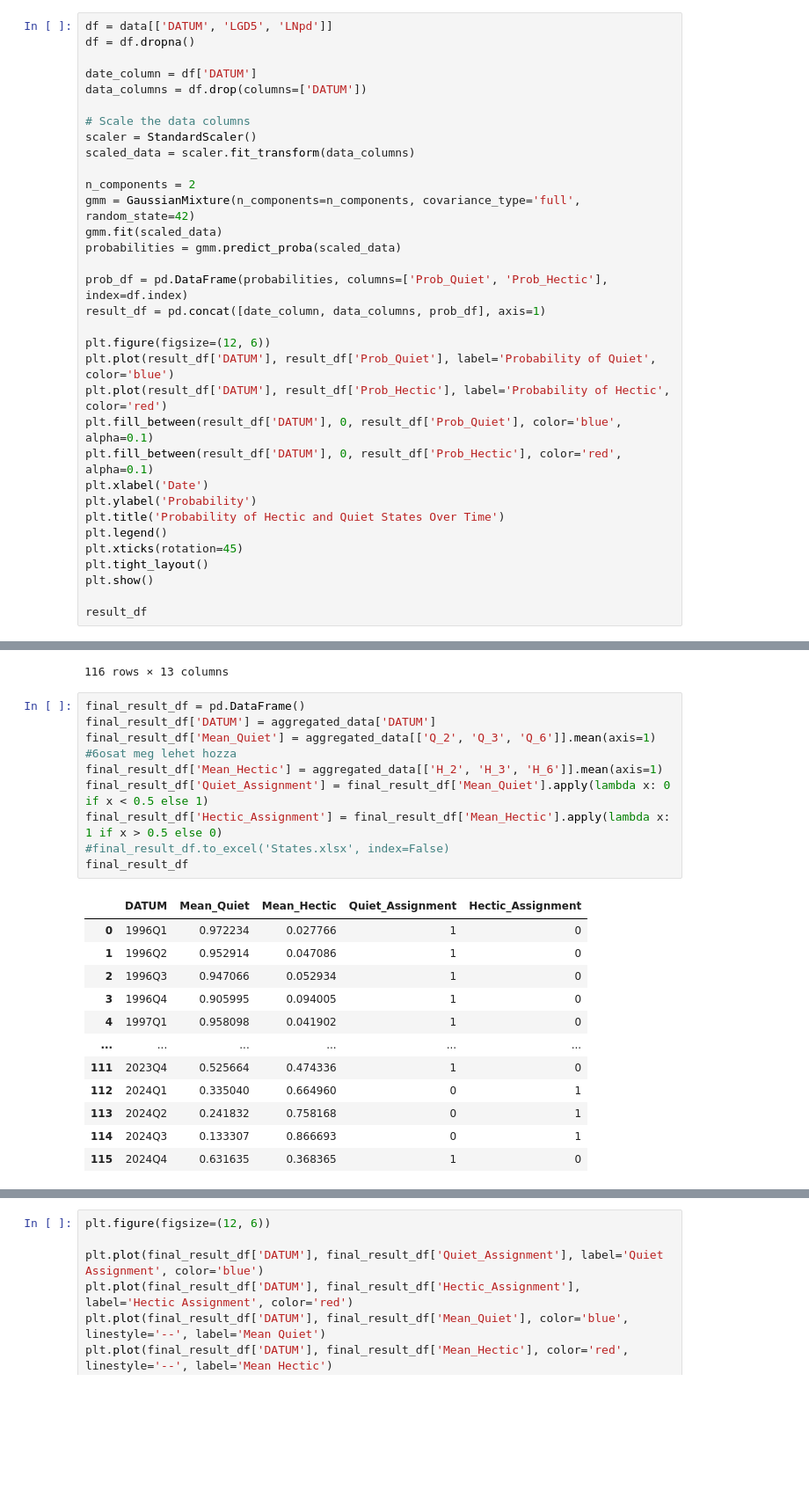
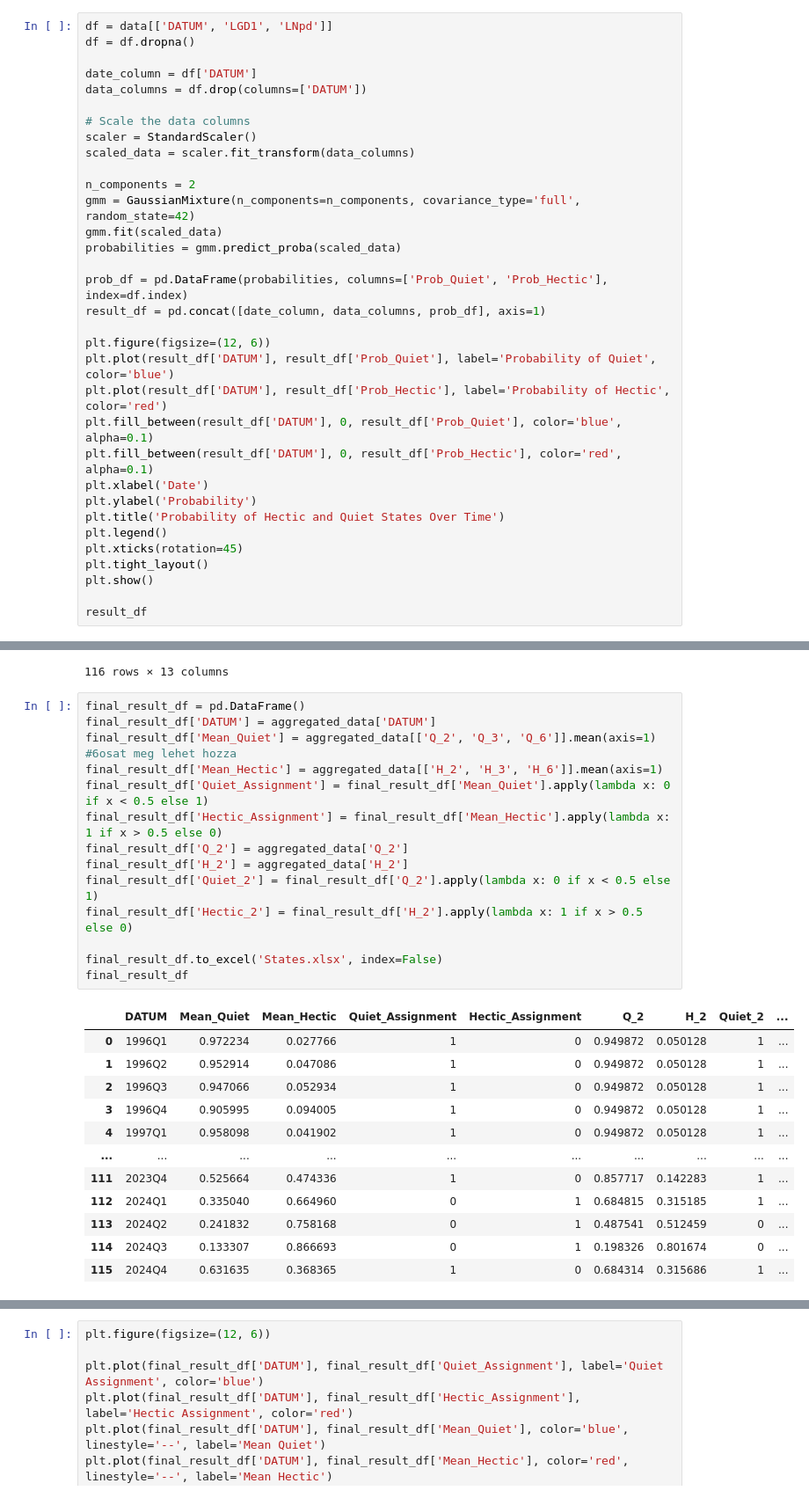
Before and after one commit to KraBence/Temalabor, a Jupyter notebook: Becslesek.ipynb, the cells around one changed output, grey strips where cells are left out. Shown at 88% size. Cells and saved outputs as stored; diff of their text form; blank space fills up the shorter version.

```diff
--- a/Becslesek.ipynb
+++ b/Becslesek.ipynb
@@ -300,7 +287,7 @@ merged_df.rename(columns={
     'Prob_Hectic': 'H_2'
 }, inplace=True)
 # %%
-df = data[['DATUM', 'LGD5', 'LNpd']]
+df = data[['DATUM', 'LGD1', 'LNpd']]
 df = df.dropna()
 
 date_column = df['DATUM']
@@ -556,22 +473,27 @@ aggregated_data
 # %%
 final_result_df = pd.DataFrame()
 final_result_df['DATUM'] = aggregated_data['DATUM']
 final_result_df['Mean_Quiet'] = aggregated_data[['Q_2', 'Q_3', 'Q_6']].mean(axis=1) #6osat meg lehet hozza
 final_result_df['Mean_Hectic'] = aggregated_data[['H_2', 'H_3', 'H_6']].mean(axis=1)
 final_result_df['Quiet_Assignment'] = final_result_df['Mean_Quiet'].apply(lambda x: 0 if x < 0.5 else 1)
 final_result_df['Hectic_Assignment'] = final_result_df['Mean_Hectic'].apply(lambda x: 1 if x > 0.5 else 0)
-#final_result_df.to_excel('States.xlsx', index=False)
+final_result_df['Q_2'] = aggregated_data['Q_2']
+final_result_df['H_2'] = aggregated_data['H_2']
+final_result_df['Quiet_2'] = final_result_df['Q_2'].apply(lambda x: 0 if x < 0.5 else 1)
+final_result_df['Hectic_2'] = final_result_df['H_2'].apply(lambda x: 1 if x > 0.5 else 0)
+
+final_result_df.to_excel('States.xlsx', index=False)
 final_result_df
 # %% [output]
-|  | DATUM | Mean_Quiet | Mean_Hectic | Quiet_Assignment | Hectic_Assignment |
-| 0 | 1996Q1 | 0.972234 | 0.027766 | 1 | 0 |
-| 1 | 1996Q2 | 0.952914 | 0.047086 | 1 | 0 |
-| 2 | 1996Q3 | 0.947066 | 0.052934 | 1 | 0 |
-| 3 | 1996Q4 | 0.905995 | 0.094005 | 1 | 0 |
-| 4 | 1997Q1 | 0.958098 | 0.041902 | 1 | 0 |
-| ... | ... | ... | ... | ... | ... |
-| 111 | 2023Q4 | 0.525664 | 0.474336 | 1 | 0 |
-| 112 | 2024Q1 | 0.335040 | 0.664960 | 0 | 1 |
-| 113 | 2024Q2 | 0.241832 | 0.758168 | 0 | 1 |
-| 114 | 2024Q3 | 0.133307 | 0.866693 | 0 | 1 |
-| 115 | 2024Q4 | 0.631635 | 0.368365 | 1 | 0 |
+|  | DATUM | Mean_Quiet | Mean_Hectic | Quiet_Assignment | Hectic_Assignment | Q_2 | H_2 | Quiet_2 | ... |
+| 0 | 1996Q1 | 0.972234 | 0.027766 | 1 | 0 | 0.949872 | 0.050128 | 1 | ... |
+| 1 | 1996Q2 | 0.952914 | 0.047086 | 1 | 0 | 0.949872 | 0.050128 | 1 | ... |
+| 2 | 1996Q3 | 0.947066 | 0.052934 | 1 | 0 | 0.949872 | 0.050128 | 1 | ... |
+| 3 | 1996Q4 | 0.905995 | 0.094005 | 1 | 0 | 0.949872 | 0.050128 | 1 | ... |
+| 4 | 1997Q1 | 0.958098 | 0.041902 | 1 | 0 | 0.949872 | 0.050128 | 1 | ... |
+| ... | ... | ... | ... | ... | ... | ... | ... | ... | ... |
+| 111 | 2023Q4 | 0.525664 | 0.474336 | 1 | 0 | 0.857717 | 0.142283 | 1 | ... |
+| 112 | 2024Q1 | 0.335040 | 0.664960 | 0 | 1 | 0.684815 | 0.315185 | 1 | ... |
+| 113 | 2024Q2 | 0.241832 | 0.758168 | 0 | 1 | 0.487541 | 0.512459 | 0 | ... |
+| 114 | 2024Q3 | 0.133307 | 0.866693 | 0 | 1 | 0.198326 | 0.801674 | 0 | ... |
+| 115 | 2024Q4 | 0.631635 | 0.368365 | 1 | 0 | 0.684314 | 0.315686 | 1 | ... |
```
Also changed, not shown: parts of 13 cells of this notebook, 2 other files.
